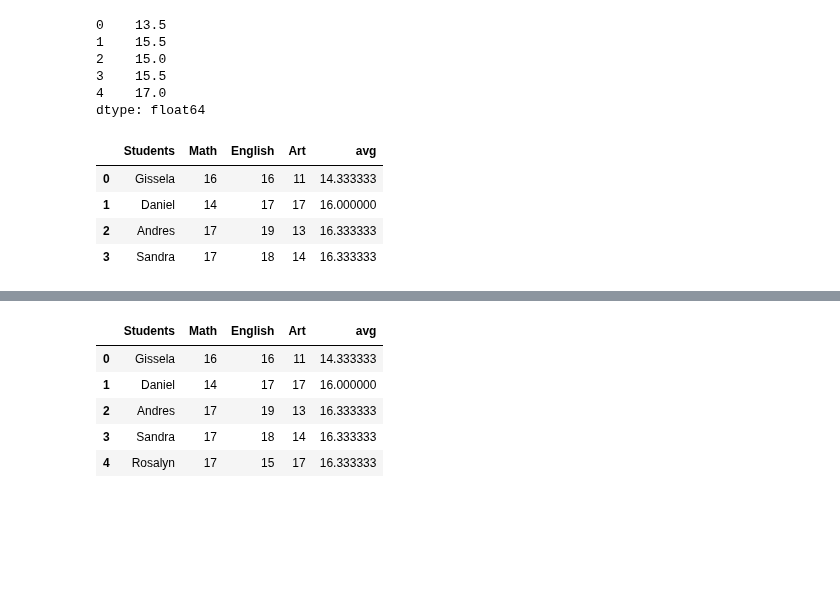
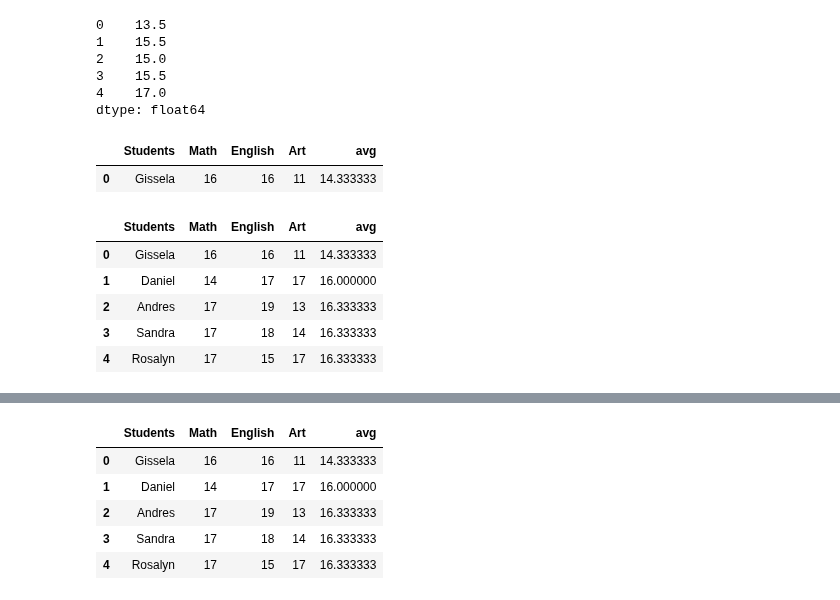
Before and after one commit to alexanderquispe/QLAB_Summer_Python, a Jupyter notebook: Lecture_3/Lecture_3.ipynb, the cells around one changed output, grey strips where cells are left out. Cells and saved outputs as stored; diff of their text form; code cells hidden in the pictures; blank space fills up the shorter version.

```diff
--- a/Lecture_3/Lecture_3.ipynb
+++ b/Lecture_3/Lecture_3.ipynb
@@ -476,0 +592,2 @@ dep1
+# %%
+gradesA1[ "avg" ] = ( gradesA1[ 'Math' ] + gradesA1[ 'English' ] + gradesA1[ 'Art' ] ) / 3
@@ -507,10 +633,16 @@ gradesA1.iloc[:, [1, 3]].mean( axis = 1)
 dtype: float64
 # %%
 # head
-gradesA1.head( 4 )
+gradesA1.head( 1 )
 # %% [output]
 |  | Students | Math | English | Art | avg |
 | 0 | Gissela | 16 | 16 | 11 | 14.333333 |
-| 1 | Daniel | 14 | 17 | 17 | 16.000000 |
-| 2 | Andres | 17 | 19 | 13 | 16.333333 |
-| 3 | Sandra | 17 | 18 | 14 | 16.333333 |
+# %%
+gradesA1
+# %% [output]
+|  | Students | Math | English | Art | avg |
+| 0 | Gissela | 16 | 16 | 11 | 14.333333 |
+| 1 | Daniel | 14 | 17 | 17 | 16.000000 |
+| 2 | Andres | 17 | 19 | 13 | 16.333333 |
+| 3 | Sandra | 17 | 18 | 14 | 16.333333 |
+| 4 | Rosalyn | 17 | 15 | 17 | 16.333333 |
```
Also changed, not shown: parts of 60 cells of this notebook, 1 other file.
